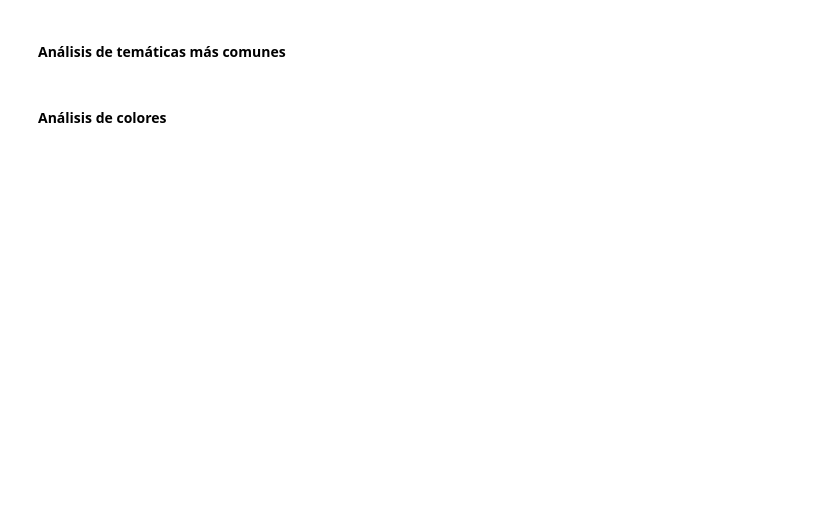
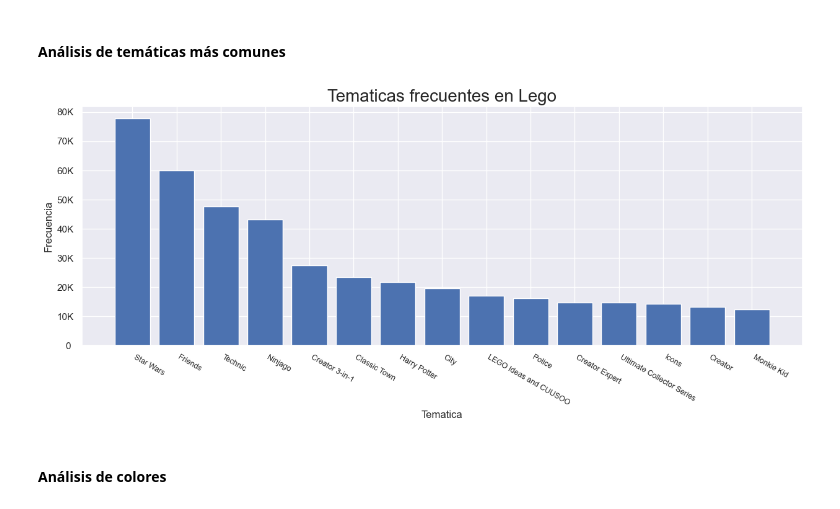
Before and after one commit to BenjaSar/AdD, a Jupyter notebook: TP_Integrador_AdD.ipynb, the cells around one changed output. Saved outputs shown, nothing was run; the diff lists cells and outputs as text; code cells hidden in the pictures; blank space fills up the shorter version.

```diff
--- a/TP_Integrador_AdD.ipynb
+++ b/TP_Integrador_AdD.ipynb
@@ -933,6 +952,18 @@ fig.update_layout(
 )
 fig.update_layout(xaxis_title='Tematica', yaxis_title='Frecuencia')
 fig.show()
+# %%
+fq_theme_name = pd.value_counts(result_part_colorS['theme_name'])[:15]
+fig, ax = plt.subplots(figsize=(15,5))
+ax.bar(fq_theme_name.index, fq_theme_name.values,  align='center')
+ax.set_xlabel('Tematica')
+ax.set_ylabel('Frecuencia')
+ax.yaxis.set_major_formatter(plt.FuncFormatter(format_func))
+plt.setp(ax.get_xticklabels(), fontsize=9, rotation=330, ha='left')
+ax.set_title("Tematicas frecuentes en Lego", fontsize = 20)
+plt.show()
+# %% [output]
+[figure, added]
 # %% [markdown]
 #### Análisis de colores
 # %%
```
Also changed, not shown: parts of 16 cells of this notebook.
